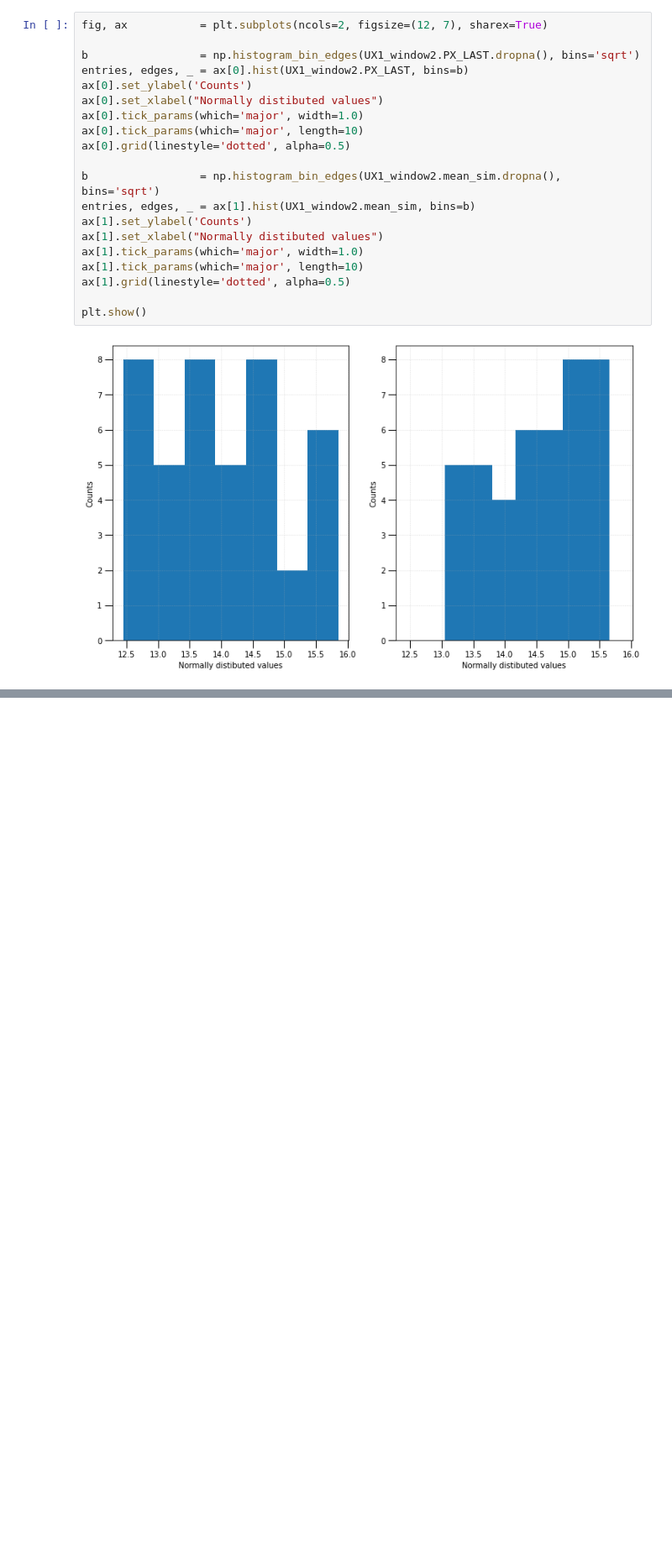
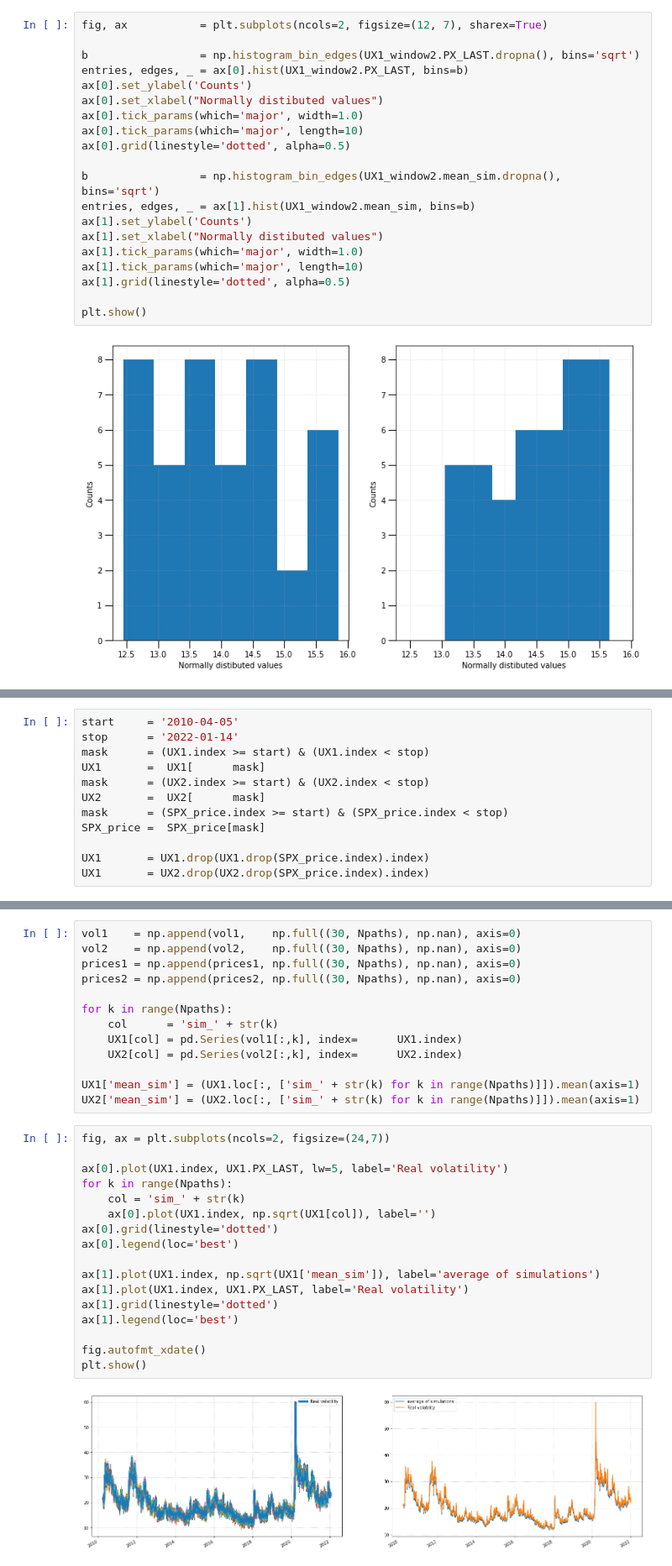
Before and after one commit to aidinattar/Volatility-carry-trading-strategy, a Jupyter notebook: Project.ipynb, the cells around one changed output, grey strips where cells are left out. Shown at 84% size. Saved outputs shown, nothing was run; the diff lists cells and outputs as text; blank space fills up the shorter version.

```diff
--- a/Project.ipynb
+++ b/Project.ipynb
@@ -395,0 +402,12 @@ plt.show()
+# %%
+start     = '2010-04-05'
+stop      = '2022-01-14'
+mask      = (UX1.index >= start) & (UX1.index < stop)
+UX1       =  UX1[      mask]
+mask      = (UX2.index >= start) & (UX2.index < stop)
+UX2       =  UX2[      mask]
+mask      = (SPX_price.index >= start) & (SPX_price.index < stop)
+SPX_price =  SPX_price[mask]
+
+UX1       = UX1.drop(UX1.drop(SPX_price.index).index)
+UX1       = UX2.drop(UX2.drop(SPX_price.index).index)
@@ -395,0 +489,32 @@ plt.show()
+# %%
+vol1    = np.append(vol1,    np.full((30, Npaths), np.nan), axis=0)
+vol2    = np.append(vol2,    np.full((30, Npaths), np.nan), axis=0)
+prices1 = np.append(prices1, np.full((30, Npaths), np.nan), axis=0)
+prices2 = np.append(prices2, np.full((30, Npaths), np.nan), axis=0)
+
+for k in range(Npaths):
+    col      = 'sim_' + str(k)
+    UX1[col] = pd.Series(vol1[:,k], index=      UX1.index)
+    UX2[col] = pd.Series(vol2[:,k], index=      UX2.index)
+
+UX1['mean_sim'] = (UX1.loc[:, ['sim_' + str(k) for k in range(Npaths)]]).mean(axis=1)
+UX2['mean_sim'] = (UX2.loc[:, ['sim_' + str(k) for k in range(Npaths)]]).mean(axis=1)
+# %%
+fig, ax = plt.subplots(ncols=2, figsize=(24,7))
+
+ax[0].plot(UX1.index, UX1.PX_LAST, lw=5, label='Real volatility')
+for k in range(Npaths):
+    col = 'sim_' + str(k)
+    ax[0].plot(UX1.index, np.sqrt(UX1[col]), label='')
+ax[0].grid(linestyle='dotted')
+ax[0].legend(loc='best')
+
+ax[1].plot(UX1.index, np.sqrt(UX1['mean_sim']), label='average of simulations')
+ax[1].plot(UX1.index, UX1.PX_LAST, label='Real volatility')
+ax[1].grid(linestyle='dotted')
+ax[1].legend(loc='best')
+
+fig.autofmt_xdate()
+plt.show()
+# %% [output]
+[figure, added]
```
Also changed, not shown: parts of 14 cells of this notebook, 4 other files.
